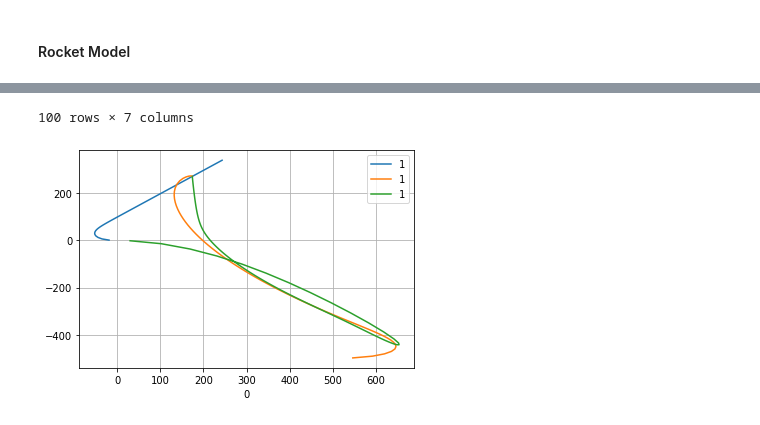
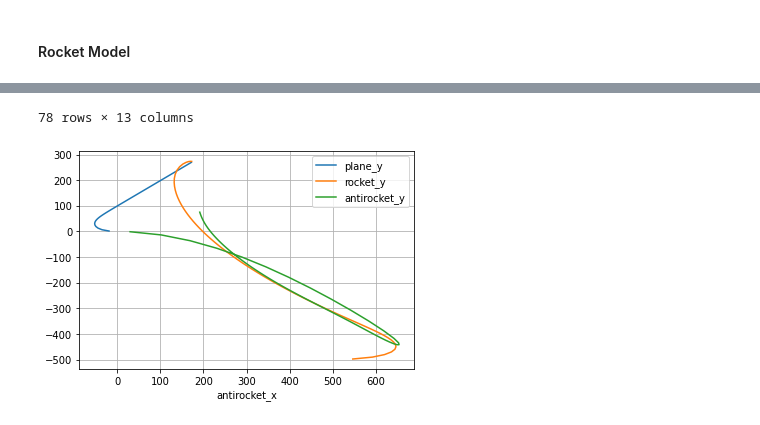
Before and after one commit to hrbolek/learning, a Jupyter notebook: operanalyst/simulation.ipynb, the cells around one changed output, grey strips where cells are left out. Saved outputs shown, nothing was run; the diff lists cells and outputs as text; code cells hidden in the pictures.

```diff
--- a/operanalyst/simulation.ipynb
+++ b/operanalyst/simulation.ipynb
@@ -237,21 +237,25 @@ def createRocketModel(rocketSystem, systemToDestroy):
     if localData['rocket']()['finished']:
       return [0, 0, 0, 0, 0, 0]
 
-    currentInput = localData['target']()['state']['state']
+    currentInput = localData['target']()['result']['y']
     #print('currentInput', currentInput)
-    currentVelocity = np.array([state[0], state[1], state[2]])
+    currentVelocity = np.array(state[:3])
     currentVelocityAbs = np.linalg.norm(currentVelocity) # abs of vector
 
-    currentPosition = np.array([state[3], state[4], state[5]])
-    targetPosition = np.array([currentInput[0], currentInput[1], currentInput[2]])
+    currentPosition = np.array(state[3:])
+    targetPosition = np.array(currentInput[3:])
 
     wantedVelocity = targetPosition - currentPosition
     wantedVelocityAbs = np.linalg.norm(wantedVelocity) # abs of vector
-
-    if wantedVelocityAbs < 1e0:
+    #'''
+    if wantedVelocityAbs < 1e0: # too close to target, eg. target hit
+      #print('target', localData['target']())
+      #print('rocket', localData['rocket']())
+      #print('state', state)
+      #print('currentInput', currentInput)
       localData['rocket']()['finished'] = True
       localData['target']()['finished'] = True
-
+    #'''
     wantedVelocity = wantedVelocity * currentVelocityAbs / wantedVelocityAbs
     neededAcceleration = wantedVelocity - currentVelocity
 
@@ -307,10 +325,15 @@ KeyError: ignored
 # %%
 planeTarget = createFixedTarget(10000, 10000, 0)
-plane = createModelWithDestination(planeTarget, createPlaneModel())
+plane = createPlaneModel(planeTarget)
 rocketTarget = lambda : simulatedObjects[0]['state']['state'][3:]
-rocket = createModelWithDestination(rocketTarget, createRocketModel())
-antiRocketTarget = lambda : simulatedObjects[1]['state']['state'][3:]
-antiRocket = createModelWithDestination(antiRocketTarget, createRocketModel())
+rocket = createRocketModel(
+    rocketSystem = lambda : simulatedObjects[1],
+    systemToDestroy = lambda : simulatedObjects[0],
+    )
+antiRocket = createRocketModel(
+    rocketSystem = lambda : simulatedObjects[2],
+    systemToDestroy = lambda : simulatedObjects[1],
+    )
 
 simulatedObjects = [
   {'state0': [-100, 0, 0, 0, 0, 1000], 'model': plane, 'name': 'plane'},
@@ -320,25 +343,33 @@ simulatedObjects = [
 
 prepareSimulation(simulatedObjects, t0 = 0.0, t_bound = 1000, max_step = 0.03125)
 simResults = list(dilute(simulateInf(simulatedObjects, 1000), 10))
-planeSimResults = list(justTwoFromResults(simResults, 'plane', x = 3, y = 4))
-rocketSimResults = list(justTwoFromResults(simResults, 'rocket', x = 3, y = 4))
-antiRocketSimResults = list(justTwoFromResults(simResults, 'antiRocket', x = 3, y = 4))
-#displayData(simResults)
-ax = plotData(planeSimResults)
-ax = plotData(rocketSimResults, ax = ax)
-ax = plotData(antiRocketSimResults, ax = ax)
-plt.grid(which='both')
 
 ids = [
-  {'name': 'time', 'selector': lambda item: item['plane']['time']},
-  {'name': 'plane_x', 'selector': lambda item: item['plane']['state'][3]},
-  {'name': 'plane_y', 'selector': lambda item: item['plane']['state'][4]},
-  {'name': 'rocket_x', 'selector': lambda item: item['rocket']['state'][3]},
-  {'name': 'rocket_y', 'selector': lambda item: item['rocket']['state'][4]},
-  {'name': 'antirocket_x', 'selector': lambda item: item['antiRocket']['state'][3]},
-  {'name': 'antirocket_y', 'selector': lambda item: item['antiRocket']['state'][4]},
+  {'name': 'time', 'selector': lambda item: item['plane']['result']['time']},
+  {'name': 'plane_x', 'selector': lambda item: item['plane']['result']['y'][3]},
+  {'name': 'plane_y', 'selector': lambda item: item['plane']['result']['y'][4]},
+  {'name': 'plane_z', 'selector': lambda item: item['plane']['result']['y'][5]},
+  {'name': 'plane_f', 'selector': lambda item: item['plane']['finished']},
+  {'name': 'rocket_x', 'selector': lambda item: item['rocket']['result']['y'][3]},
+  {'name': 'rocket_y', 'selector': lambda item: item['rocket']['result']['y'][4]},
+  {'name': 'rocket_z', 'selector': lambda item: item['rocket']['result']['y'][5]},
+  {'name': 'rocket_f', 'selector': lambda item: item['rocket']['finished']},
+  {'name': 'antirocket_x', 'selector': lambda item: item['antiRocket']['result']['y'][3]},
+  {'name': 'antirocket_y', 'selector': lambda item: item['antiRocket']['result']['y'][4]},
+  {'name': 'antirocket_z', 'selector': lambda item: item['antiRocket']['result']['y'][5]},
+  {'name': 'antirocket_f', 'selector': lambda item: item['antiRocket']['finished']},
   ]
 
-reData = rearangeResults(simResults, ids)
-displayData(reData)
+reData = list(rearangeResults(simResults, ids))
+#displayData(reData)
+#ax = plotData(reData, x = 'plane_x', y = 'plane_y')
+#ax = plotData(reData, x = 'rocket_x', y = 'rocket_y', ax = ax)
+#ax = plotData(reData, x = 'antirocket_x', y = 'antirocket_y', ax = ax)
+
+toHitData = list(filter(lambda item: not item['rocket_f'], reData))
+displayData(toHitData)
+ax = plotData(toHitData, x = 'plane_x', y = 'plane_y')
+ax = plotData(toHitData, x = 'rocket_x', y = 'rocket_y', ax = ax)
+ax = plotData(toHitData, x = 'antirocket_x', y = 'antirocket_y', ax = ax)
+plt.grid(which='both')
 # %% [output]
@@ -357,2 +388,2 @@ displayData(reData)
-100 rows × 7 columns
+78 rows × 13 columns
-[figure, old version]
+[figure, new version]
```
Also changed, not shown: parts of 12 cells of this notebook.
